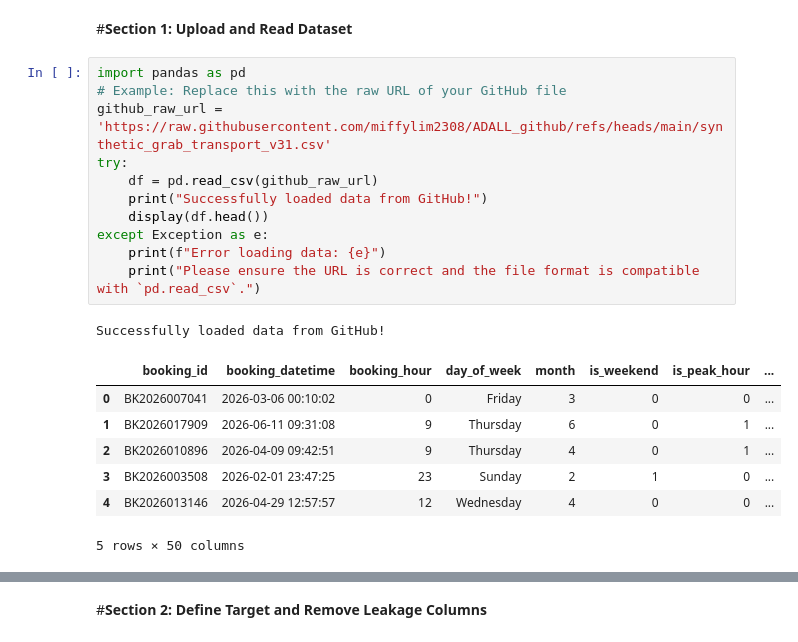
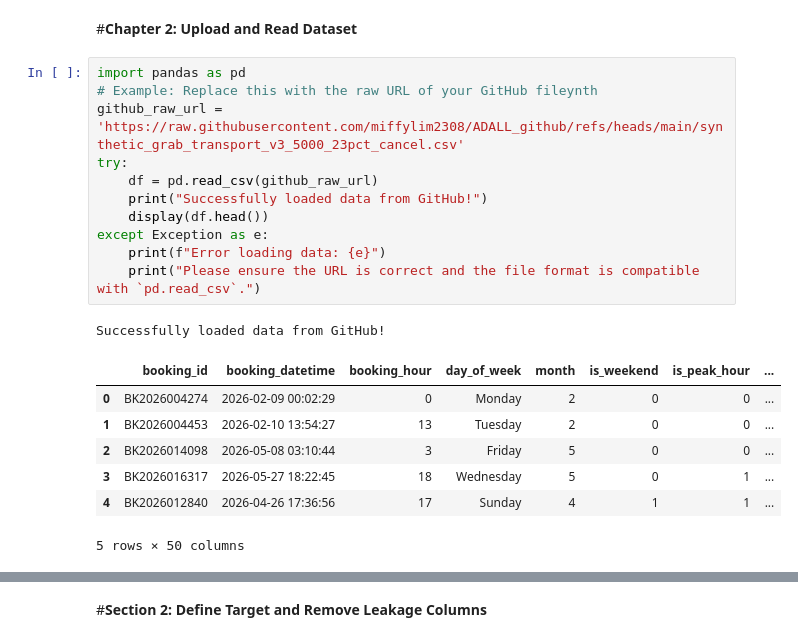
Before and after one commit to miffylim2308/ADALL_github, a Jupyter notebook: Test_Grab_Transbport.ipynb, the cells around one changed output, grey strips where cells are left out. Saved outputs shown, nothing was run; the diff lists cells and outputs as text.

```diff
--- a/Test_Grab_Transbport.ipynb
+++ b/Test_Grab_Transbport.ipynb
@@ -3,22 +31,22 @@
 # %% [markdown]
-#**Section 1: Upload and Read Dataset**
+#**Chapter 2: Upload and Read Dataset**
 # %%
 import pandas as pd
-# Example: Replace this with the raw URL of your GitHub file
-github_raw_url = 'https://raw.githubusercontent.com/miffylim2308/ADALL_github/refs/heads/main/synthetic_grab_transport_v31.csv'
+# Example: Replace this with the raw URL of your GitHub fileynth
+github_raw_url = 'https://raw.githubusercontent.com/miffylim2308/ADALL_github/refs/heads/main/synthetic_grab_transport_v3_5000_23pct_cancel.csv'
 try:
     df = pd.read_csv(github_raw_url)
     print("Successfully loaded data from GitHub!")
     display(df.head())
 except Exception as e:
     print(f"Error loading data: {e}")
     print("Please ensure the URL is correct and the file format is compatible with `pd.read_csv`.")
 # %% [output]
 Successfully loaded data from GitHub!
 |  | booking_id | booking_datetime | booking_hour | day_of_week | month | is_weekend | is_peak_hour | ... |
-| 0 | BK2026007041 | 2026-03-06 00:10:02 | 0 | Friday | 3 | 0 | 0 | ... |
-| 1 | BK2026017909 | 2026-06-11 09:31:08 | 9 | Thursday | 6 | 0 | 1 | ... |
-| 2 | BK2026010896 | 2026-04-09 09:42:51 | 9 | Thursday | 4 | 0 | 1 | ... |
-| 3 | BK2026003508 | 2026-02-01 23:47:25 | 23 | Sunday | 2 | 1 | 0 | ... |
-| 4 | BK2026013146 | 2026-04-29 12:57:57 | 12 | Wednesday | 4 | 0 | 0 | ... |
+| 0 | BK2026004274 | 2026-02-09 00:02:29 | 0 | Monday | 2 | 0 | 0 | ... |
+| 1 | BK2026004453 | 2026-02-10 13:54:27 | 13 | Tuesday | 2 | 0 | 0 | ... |
+| 2 | BK2026014098 | 2026-05-08 03:10:44 | 3 | Friday | 5 | 0 | 0 | ... |
+| 3 | BK2026016317 | 2026-05-27 18:22:45 | 18 | Wednesday | 5 | 0 | 1 | ... |
+| 4 | BK2026012840 | 2026-04-26 17:36:56 | 17 | Sunday | 4 | 1 | 1 | ... |
 5 rows × 50 columns
```
Also changed, not shown: parts of 10 cells of this notebook.
